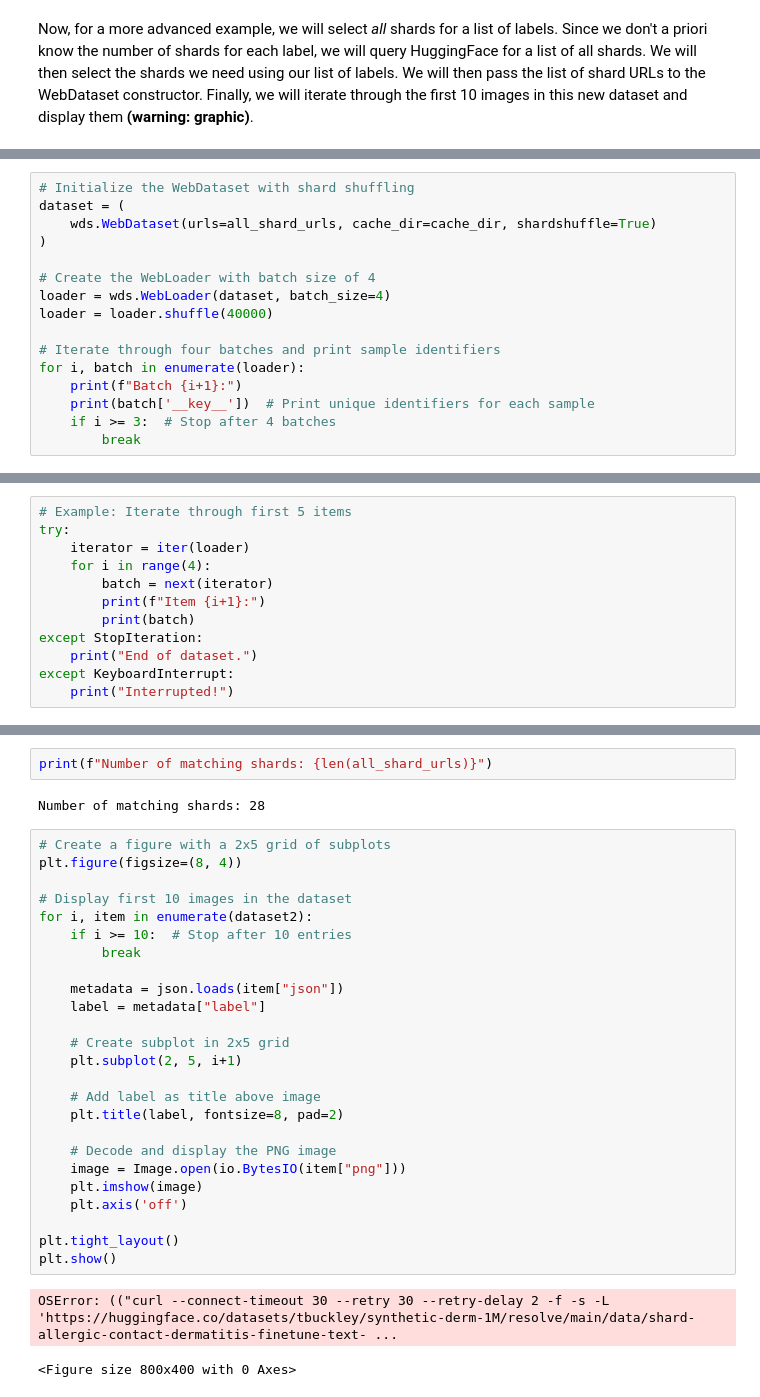
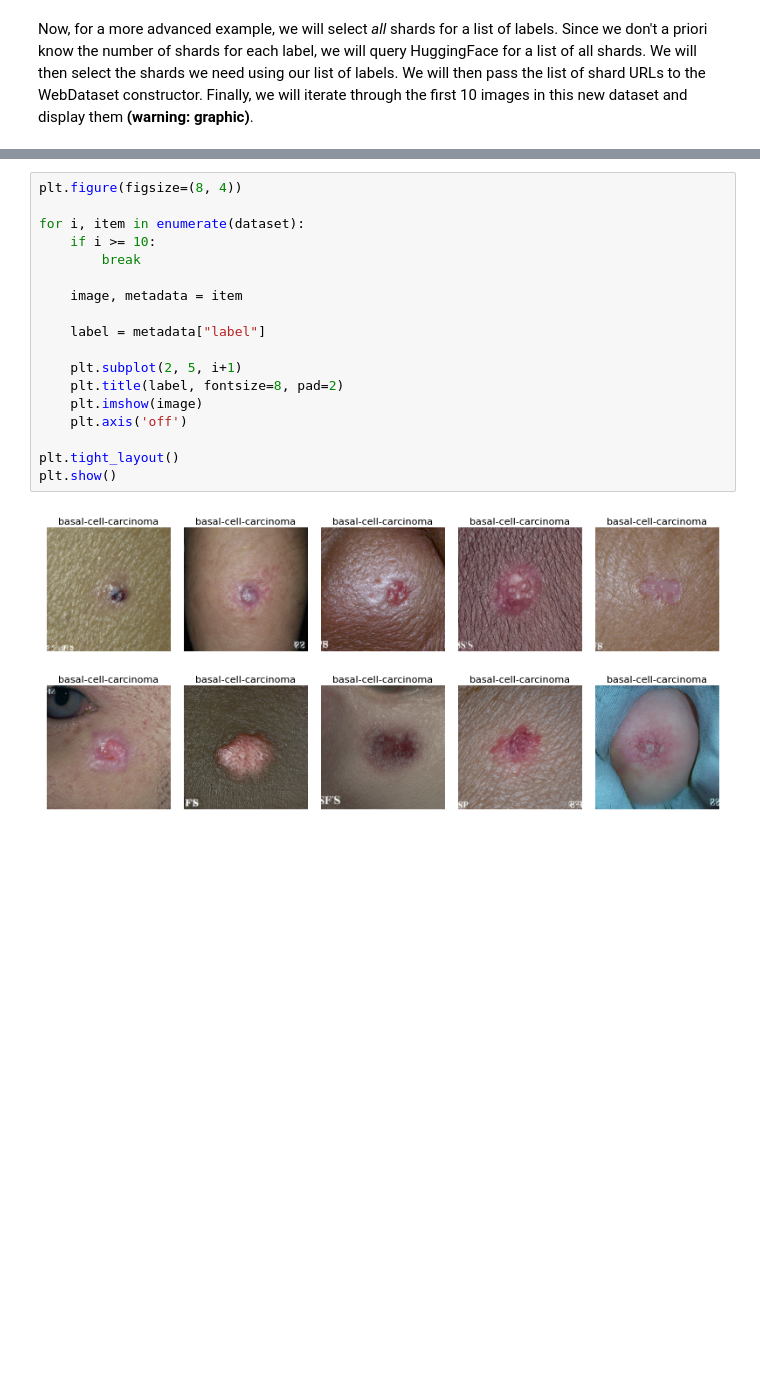
Before and after one commit to manrai/synthetic-derm, a Jupyter notebook: synderm/docs/examples/synderm_dataset.ipynb, the cells around one changed output, grey strips where cells are left out. Cells and saved outputs as stored; diff of their text form; blank space fills up the shorter version.

Commit message:
updated dataset vignette

```diff
--- a/synderm/docs/examples/synderm_dataset.ipynb
+++ b/synderm/docs/examples/synderm_dataset.ipynb
@@ -215,16 +237,0 @@ files
-# %%
-# Initialize the WebDataset with shard shuffling
-dataset = (
-    wds.WebDataset(urls=all_shard_urls, cache_dir=cache_dir, shardshuffle=True)
-)
-
-# Create the WebLoader with batch size of 4
-loader = wds.WebLoader(dataset, batch_size=4)
-loader = loader.shuffle(40000)
-
-# Iterate through four batches and print sample identifiers
-for i, batch in enumerate(loader):
-    print(f"Batch {i+1}:")
-    print(batch['__key__'])  # Print unique identifiers for each sample
-    if i >= 3:  # Stop after 4 batches
-        break
@@ -317,12 +237,0 @@ loader = DataLoader(
-# %%
-# Example: Iterate through first 5 items
-try:
-    iterator = iter(loader)
-    for i in range(4):
-        batch = next(iterator)
-        print(f"Item {i+1}:")
-        print(batch)
-except StopIteration:
-    print("End of dataset.")
-except KeyboardInterrupt:
-    print("Interrupted!")
@@ -347,32 +238,20 @@ Item 1:
-# %%
-print(f"Number of matching shards: {len(all_shard_urls)}")
-# %% [output]
-Number of matching shards: 28
 # %%
-# Create a figure with a 2x5 grid of subplots
 plt.figure(figsize=(8, 4))
 
-# Display first 10 images in the dataset
-for i, item in enumerate(dataset2):
-    if i >= 10:  # Stop after 10 entries
+for i, item in enumerate(dataset):
+    if i >= 10:
         break
 
-    metadata = json.loads(item["json"])
+    image, metadata = item
+
     label = metadata["label"]
 
-    # Create subplot in 2x5 grid
     plt.subplot(2, 5, i+1)
-
-    # Add label as title above image
     plt.title(label, fontsize=8, pad=2)
-
-    # Decode and display the PNG image
-    image = Image.open(io.BytesIO(item["png"]))
     plt.imshow(image)
     plt.axis('off')
 
 plt.tight_layout()
 plt.show()
 # %% [output]
-OSError: (("curl --connect-timeout 30 --retry 30 --retry-delay 2 -f -s -L 'https://huggingface.co/datasets/tbuckley/synthetic-derm-1M/resolve/main/data/shard-allergic-contact-dermatitis-finetune-text- ...
-<Figure size 800x400 with 0 Axes>
+[figure, added]
```
Also changed, not shown: parts of 13 cells of this notebook, 2 other files.
